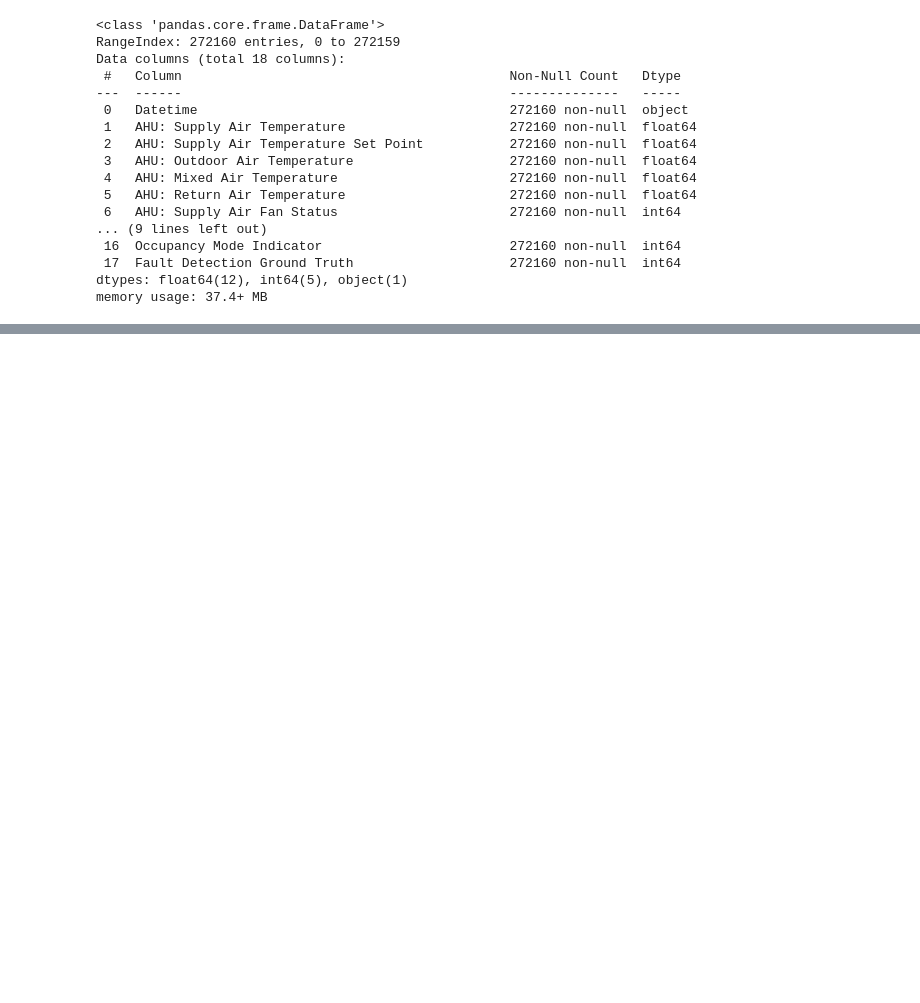
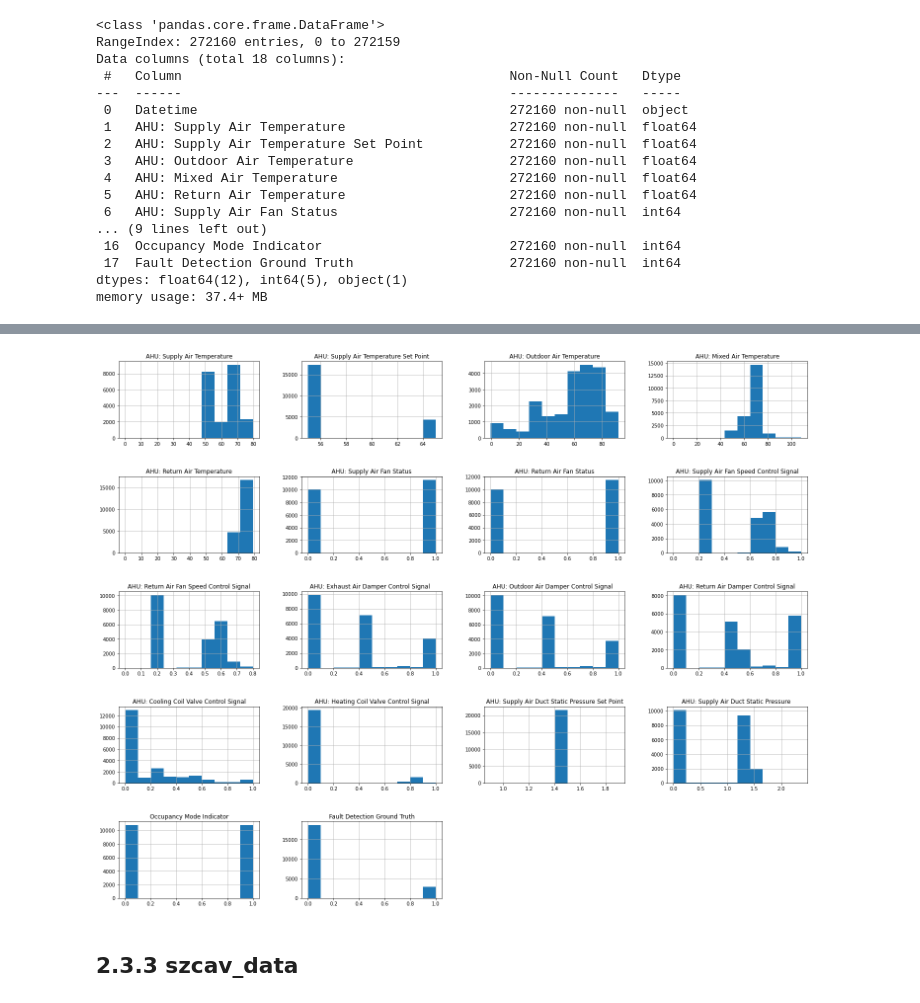
Before and after one commit to rwbosscat95/Springboard_DS_July22, a Jupyter notebook: Capstone2_AFDD_of_HVAC_Systems/Notebooks/02_data_wrangling.ipynb, the cells around one changed output, grey strips where cells are left out. Cells and saved outputs as stored; diff of their text form; code cells hidden in the pictures; blank space fills up the shorter version.

```diff
--- a/Capstone2_AFDD_of_HVAC_Systems/Notebooks/02_data_wrangling.ipynb
+++ b/Capstone2_AFDD_of_HVAC_Systems/Notebooks/02_data_wrangling.ipynb
@@ -1002,0 +381,8 @@ Other questions:
+# %%
+mzvav_2_1_data.drop([1317]);
+mzvav_2_1_data.hist(figsize=(25,20))
+plt.subplots_adjust(hspace=0.5);
+# %% [output]
+[figure, added]
+# %% [markdown]
+## 2.3.3 szcav_data<a id='2.3.3_szcav_data'></a>
```
Also changed, not shown: parts of 268 cells of this notebook.
